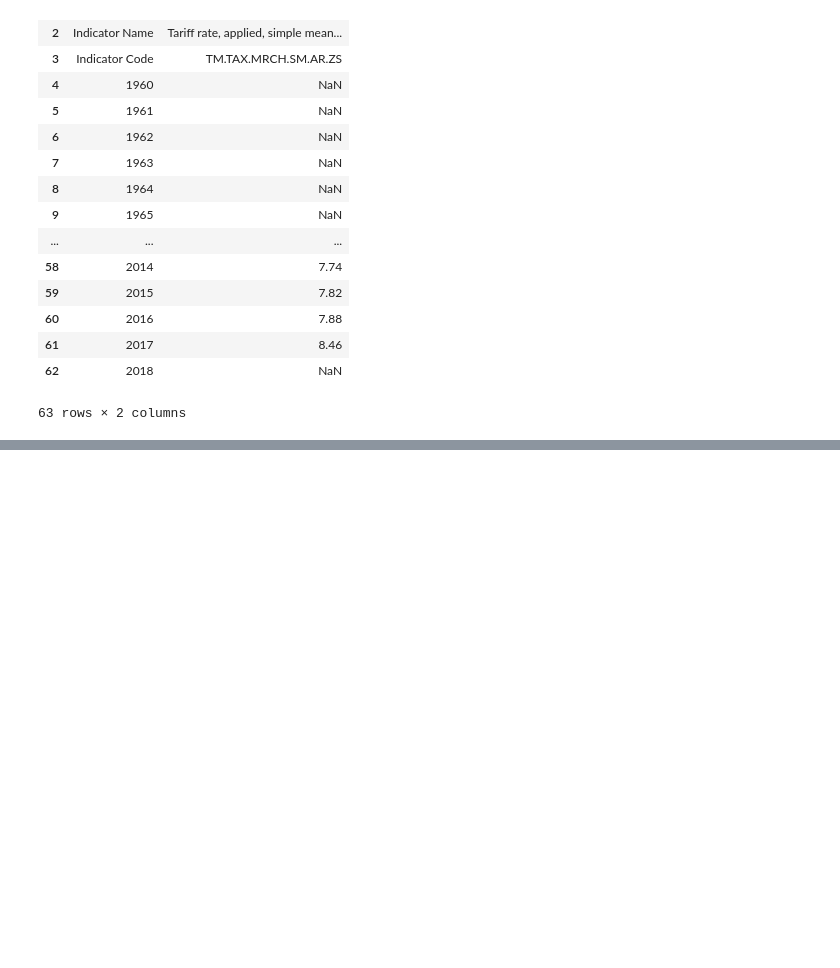
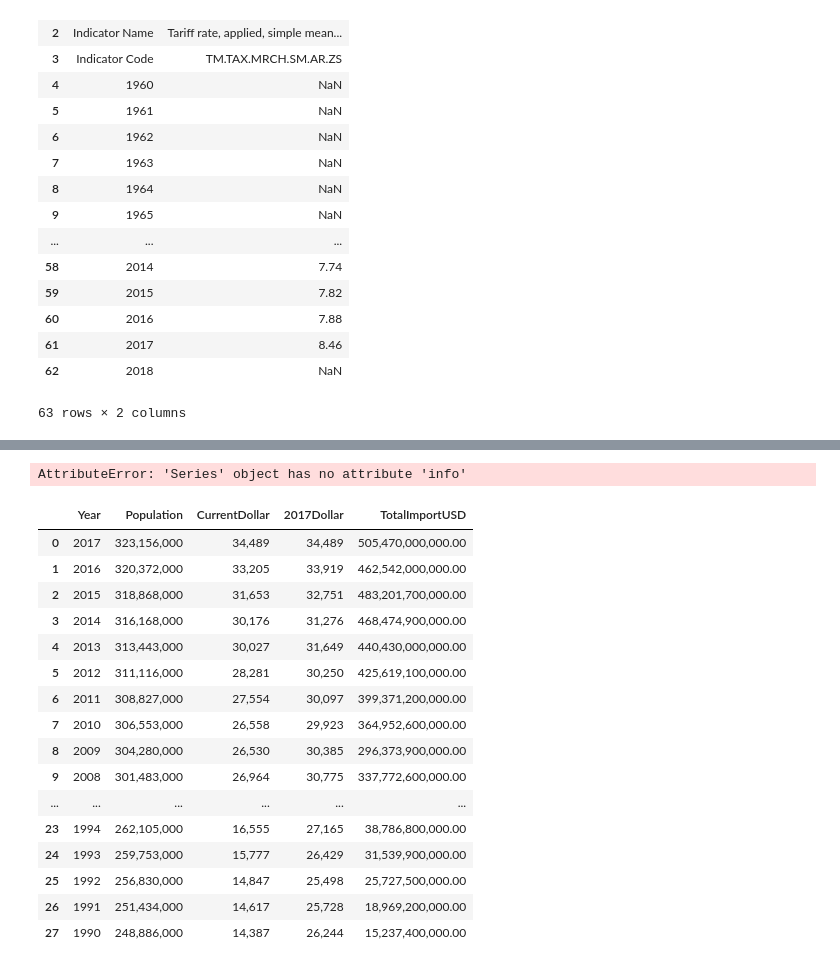
Before and after one commit to brmkim/599GroupRepo, a Jupyter notebook: FINAL.ipynb, the cells around one changed output, grey strips where cells are left out. Saved outputs shown, nothing was run; the diff lists cells and outputs as text; code cells hidden in the pictures; blank space fills up the shorter version.

```diff
--- a/FINAL.ipynb
+++ b/FINAL.ipynb
@@ -162,0 +161,39 @@ KeyError: '[5 10] not found in axis'
+# %%
+# Check data type of temp df data
+temp.info()
+# I need to change population to int, dollars to float
+
+#temp[['Population', 'TotalImportUSD']] = temp[['Population','TotalImportUSD' ]].astype(np.uint)
+#temp[['CurrentDollar', '2017Dollar']] = temp[['CurrentDollar', '2017Dollar']].astype(np.uint)
+
+#temp.info()
+
+### Now that the tariff data is cleaned, merge with other data
+
+# Merging ipc and totalImp dataFrames (Can merge TWO dataFrames at a time)
+#temp = pd.merge(ipc,totalImp, on="Year")
+
+# Having no error in merging these two dataframes because they are sorted
+# from recent years to older (2017 to 1990)
+# %% [output]
+AttributeError: 'Series' object has no attribute 'info'
+# %%
+temp
+# %% [output]
+|  | Year | Population | CurrentDollar | 2017Dollar | TotalImportUSD |
+| 0 | 2017 | 323,156,000 | 34,489 | 34,489 | 505,470,000,000.00 |
+| 1 | 2016 | 320,372,000 | 33,205 | 33,919 | 462,542,000,000.00 |
+| 2 | 2015 | 318,868,000 | 31,653 | 32,751 | 483,201,700,000.00 |
+| 3 | 2014 | 316,168,000 | 30,176 | 31,276 | 468,474,900,000.00 |
+| 4 | 2013 | 313,443,000 | 30,027 | 31,649 | 440,430,000,000.00 |
+| 5 | 2012 | 311,116,000 | 28,281 | 30,250 | 425,619,100,000.00 |
+| 6 | 2011 | 308,827,000 | 27,554 | 30,097 | 399,371,200,000.00 |
+| 7 | 2010 | 306,553,000 | 26,558 | 29,923 | 364,952,600,000.00 |
+| 8 | 2009 | 304,280,000 | 26,530 | 30,385 | 296,373,900,000.00 |
+| 9 | 2008 | 301,483,000 | 26,964 | 30,775 | 337,772,600,000.00 |
+| ... | ... | ... | ... | ... | ... |
+| 23 | 1994 | 262,105,000 | 16,555 | 27,165 | 38,786,800,000.00 |
+| 24 | 1993 | 259,753,000 | 15,777 | 26,429 | 31,539,900,000.00 |
+| 25 | 1992 | 256,830,000 | 14,847 | 25,498 | 25,727,500,000.00 |
+| 26 | 1991 | 251,434,000 | 14,617 | 25,728 | 18,969,200,000.00 |
+| 27 | 1990 | 248,886,000 | 14,387 | 26,244 | 15,237,400,000.00 |
```
Also changed, not shown: parts of 12 cells of this notebook, 4 other files.
